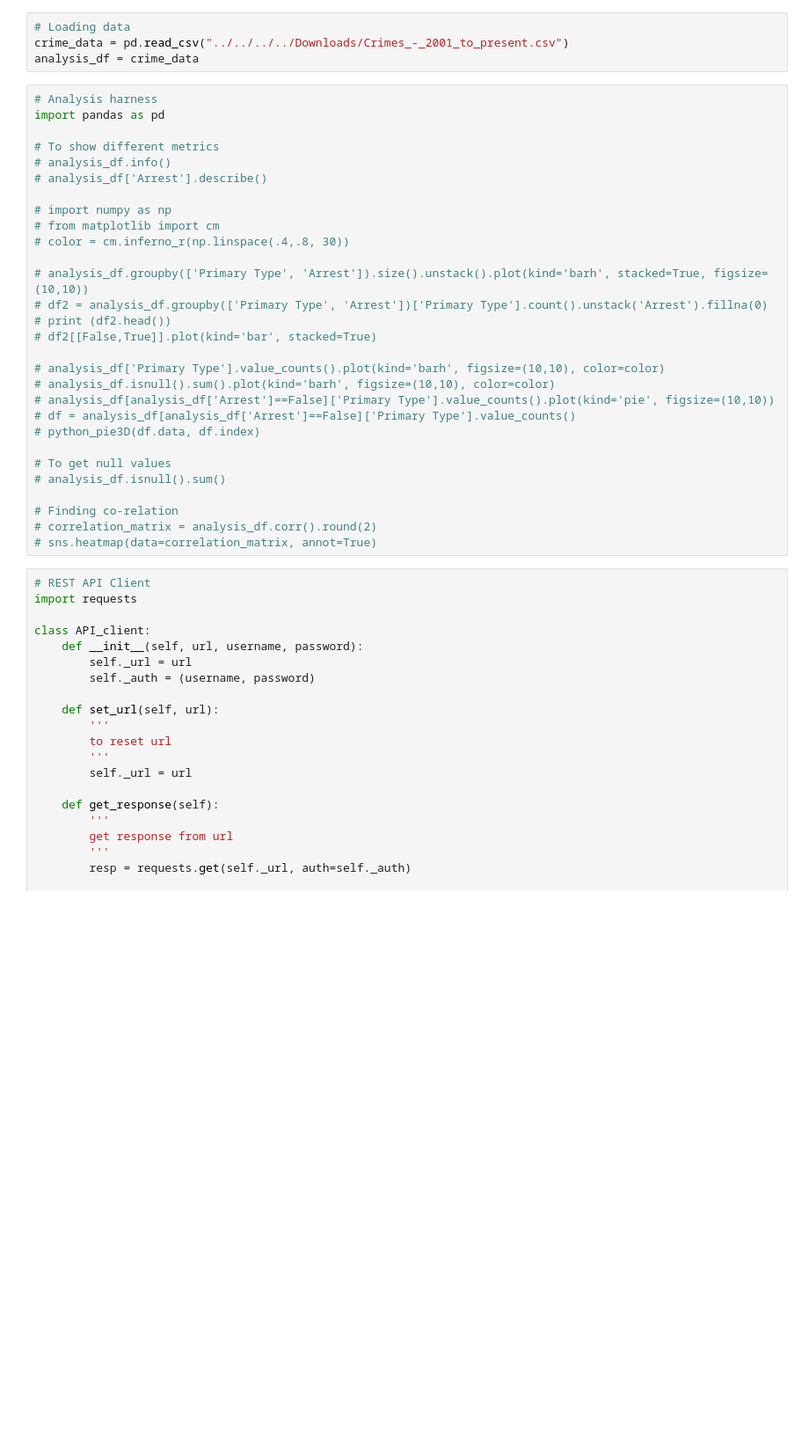
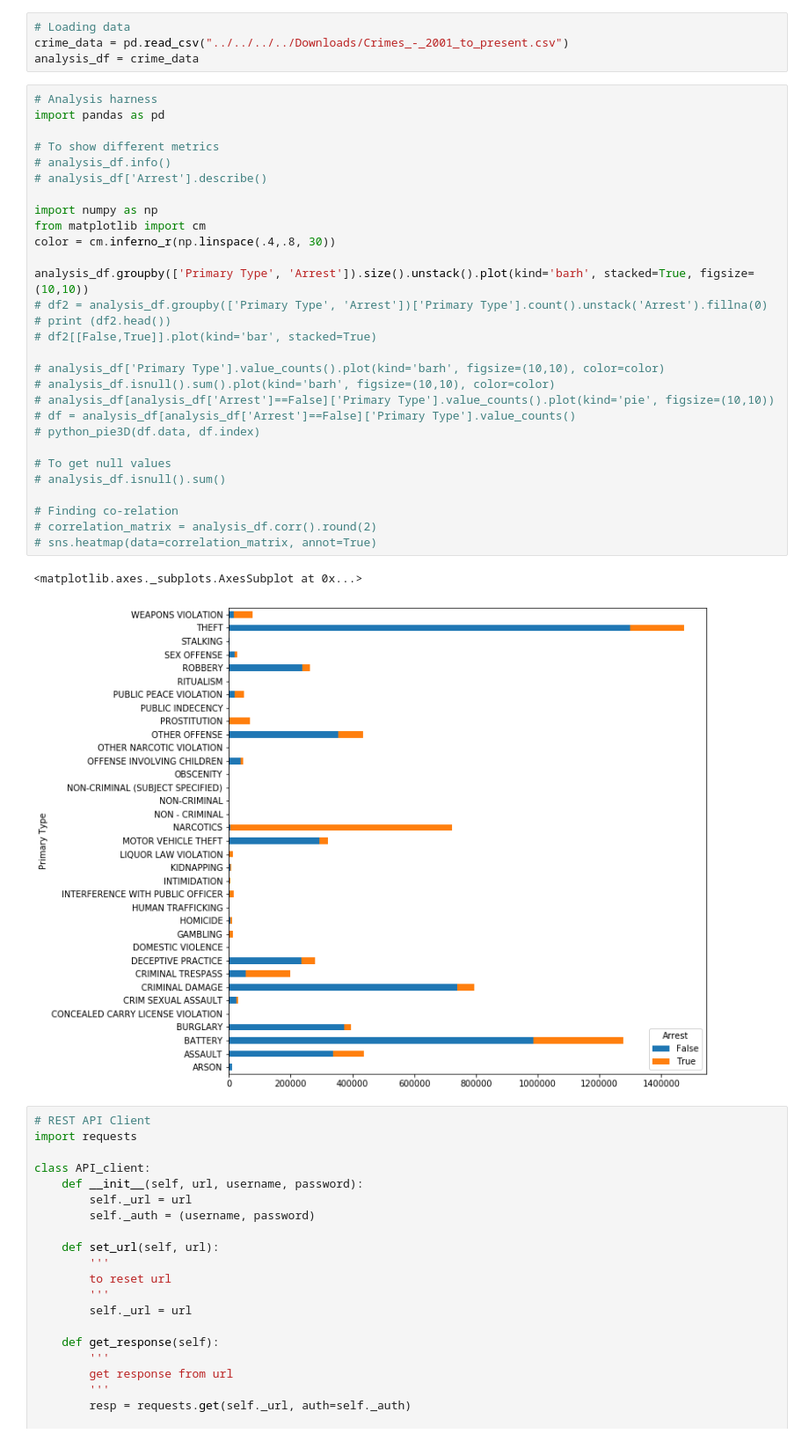
Before and after one commit to anirudhagar13/chicago-crime-analysis-bigdata, a Jupyter notebook: data_chasers_script.ipynb, the cells around one changed output. Shown at 88% size. Cells and saved outputs as stored; diff of their text form; blank space fills up the shorter version.

```diff
--- a/data_chasers_script.ipynb
+++ b/data_chasers_script.ipynb
@@ -22,32 +22,35 @@ analysis_df = crime_data
 # %%
 # Analysis harness
 import pandas as pd
 
 # To show different metrics
 # analysis_df.info()
 # analysis_df['Arrest'].describe()
 
-# import numpy as np
-# from matplotlib import cm
-# color = cm.inferno_r(np.linspace(.4,.8, 30))
+import numpy as np
+from matplotlib import cm
+color = cm.inferno_r(np.linspace(.4,.8, 30))
 
-# analysis_df.groupby(['Primary Type', 'Arrest']).size().unstack().plot(kind='barh', stacked=True, figsize=(10,10))
+analysis_df.groupby(['Primary Type', 'Arrest']).size().unstack().plot(kind='barh', stacked=True, figsize=(10,10))
 # df2 = analysis_df.groupby(['Primary Type', 'Arrest'])['Primary Type'].count().unstack('Arrest').fillna(0)
 # print (df2.head())
 # df2[[False,True]].plot(kind='bar', stacked=True)
 
 # analysis_df['Primary Type'].value_counts().plot(kind='barh', figsize=(10,10), color=color)
 # analysis_df.isnull().sum().plot(kind='barh', figsize=(10,10), color=color)
 # analysis_df[analysis_df['Arrest']==False]['Primary Type'].value_counts().plot(kind='pie', figsize=(10,10))
 # df = analysis_df[analysis_df['Arrest']==False]['Primary Type'].value_counts()
 # python_pie3D(df.data, df.index)
 
 # To get null values
 # analysis_df.isnull().sum()
 
 # Finding co-relation
 # correlation_matrix = analysis_df.corr().round(2)
 # sns.heatmap(data=correlation_matrix, annot=True)
+# %% [output]
+<matplotlib.axes._subplots.AxesSubplot at 0x...>
+[figure, added]
 # %%
 # REST API Client
 import requests
```
Also changed, not shown: parts of 5 cells of this notebook, 7 other files.
